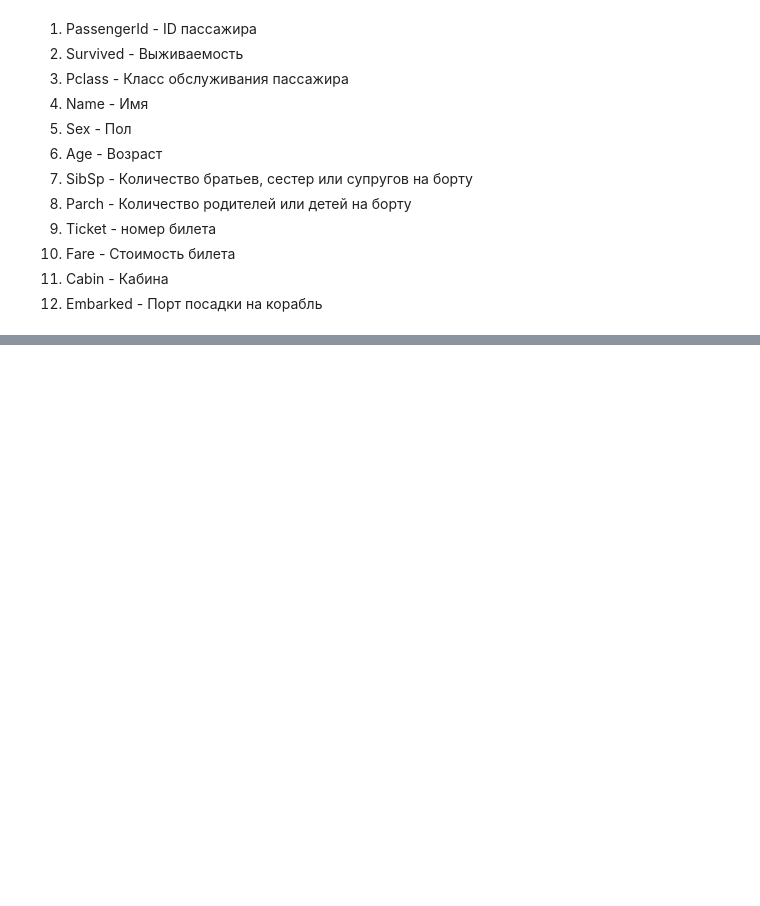
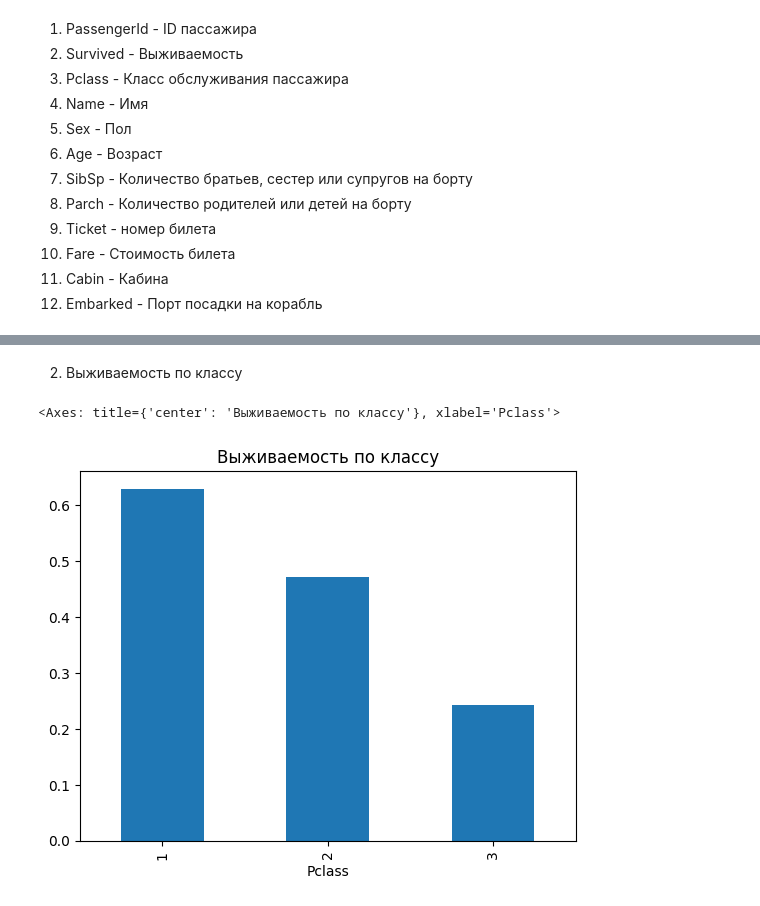
Before and after one commit to Asteliaa/Tms_ML, a Jupyter notebook: Lesson_6/task_lesson6.ipynb, the cells around one changed output, grey strips where cells are left out. Cells and saved outputs as stored; diff of their text form; code cells hidden in the pictures; blank space fills up the shorter version.

```diff
--- a/Lesson_6/task_lesson6.ipynb
+++ b/Lesson_6/task_lesson6.ipynb
@@ -102,0 +132,7 @@ dtype: int64
+# %% [markdown]
+2. Выживаемость по классу
+# %%
+tables["Pclass"]["survived_rate"].plot(kind="bar", title="Выживаемость по классу")
+# %% [output]
+<Axes: title={'center': 'Выживаемость по классу'}, xlabel='Pclass'>
+[figure, added]
```
Also changed, not shown: parts of 52 cells of this notebook.
